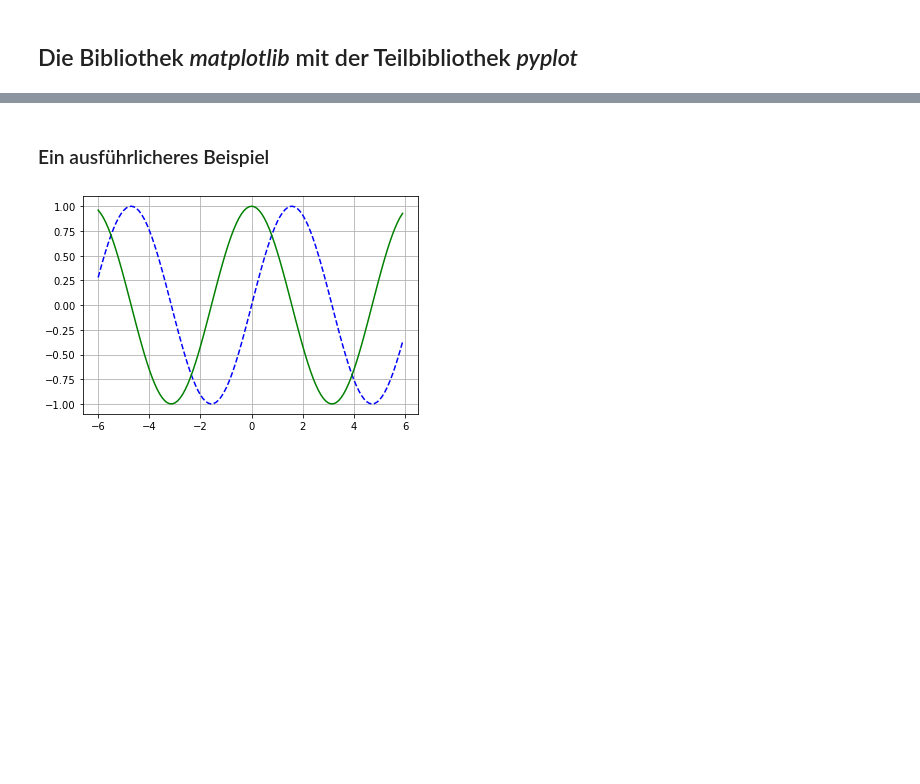
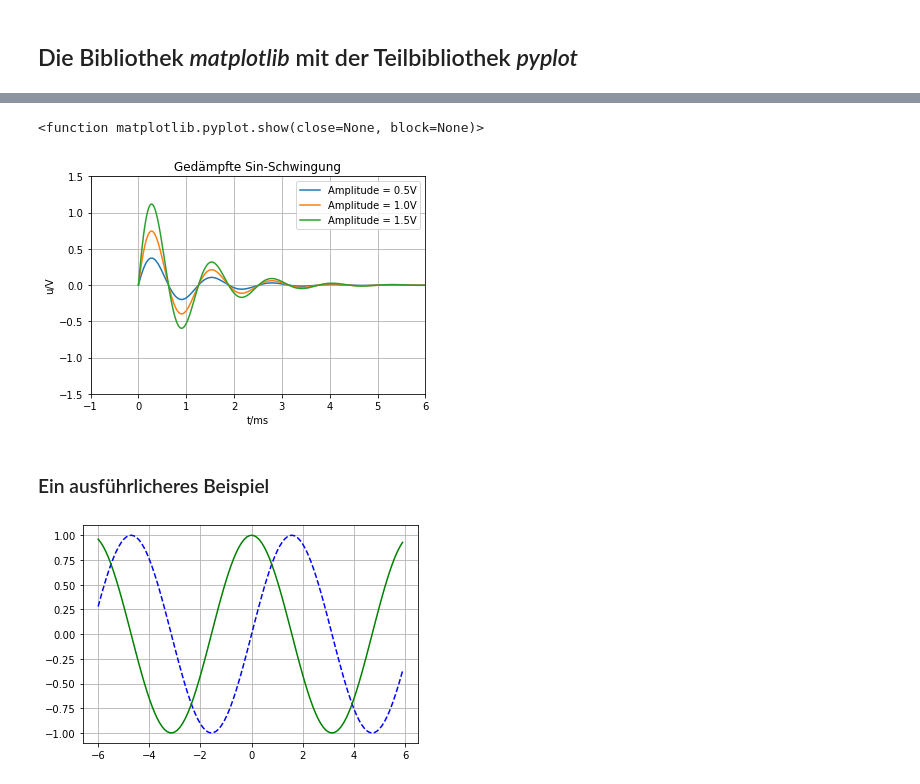
Before and after one commit to klausbovermann/JupyNBs, a Jupyter notebook: Einfuehrung/7_Bibliotheken_einbinden.ipynb, the cells around one changed output, grey strips where cells are left out. Saved outputs shown, nothing was run; the diff lists cells and outputs as text; code cells hidden in the pictures; blank space fills up the shorter version.

```diff
--- a/Einfuehrung/7_Bibliotheken_einbinden.ipynb
+++ b/Einfuehrung/7_Bibliotheken_einbinden.ipynb
@@ -208,3 +252,21 @@ plt.show ()
+# %%
+import matplotlib.pyplot as plt
+from numpy import sin, exp, linspace, arange, pi
+x=linspace(0.0, 2*pi, 1000)
+for a in arange(0.5,2, 0.5):
+    y = a * sin(5*x)*exp(-x)
+    plt.plot(x, y, label = "Amplitude = " + str(a)+ "V" )
+plt.grid(True)
+plt.xlim(-1.0, 6.0)
+plt.ylim(-1.5, 1.5)
+plt.xlabel("t/ms")
+plt.ylabel("u/V")
+plt.title ("Gedämpfte Sin-Schwingung")
+plt.legend()
+plt.show
+# %% [output]
+<function matplotlib.pyplot.show(close=None, block=None)>
+[figure, added]
 # %% [markdown]
 ### Ein ausführlicheres Beispiel
 # %%
```
Also changed, not shown: parts of 22 cells of this notebook, 5 other files.
